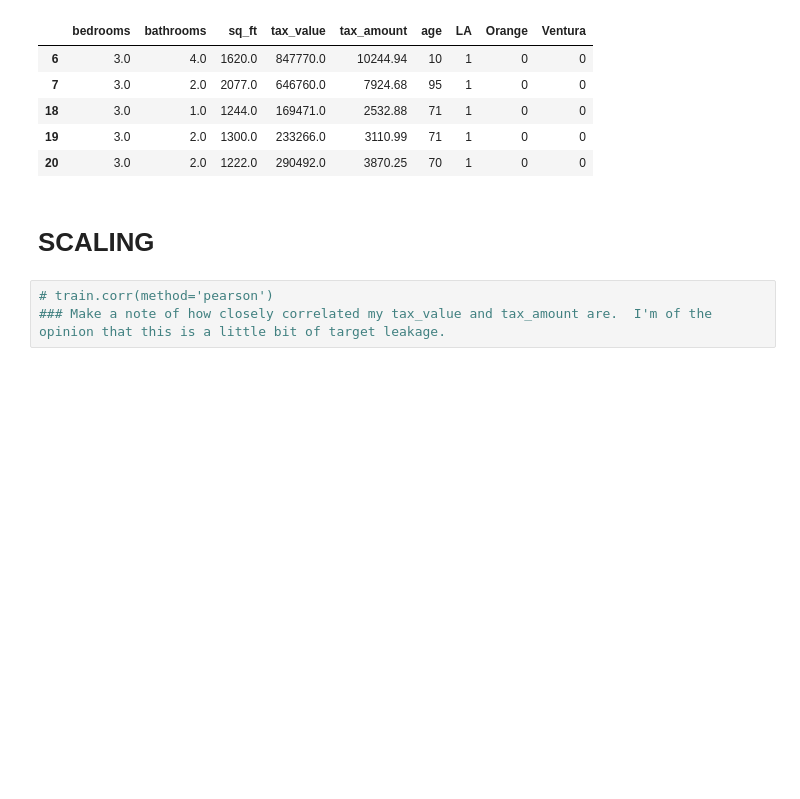
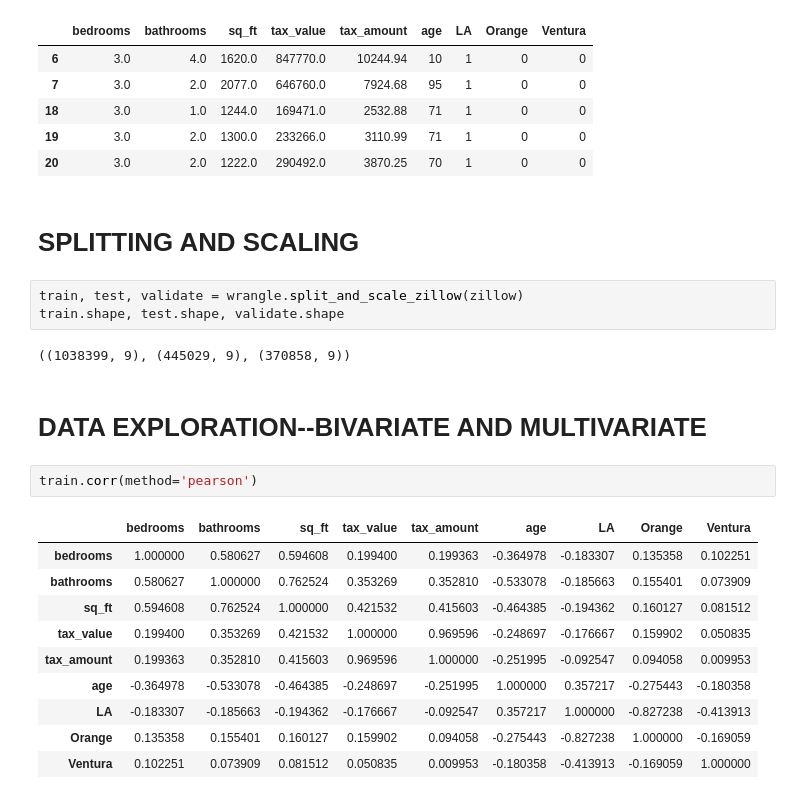
Before and after one commit to brianclements03/regression_exercises, a Jupyter notebook: ZILLOW_PROJECT.ipynb, the cells around one changed output. Saved outputs shown, nothing was run; the diff lists cells and outputs as text; blank space fills up the shorter version.

```diff
--- a/ZILLOW_PROJECT.ipynb
+++ b/ZILLOW_PROJECT.ipynb
@@ -155,7 +164,24 @@ zillow.head()
 | 19 | 3.0 | 2.0 | 1300.0 | 233266.0 | 3110.99 | 71 | 1 | 0 | 0 |
 | 20 | 3.0 | 2.0 | 1222.0 | 290492.0 | 3870.25 | 70 | 1 | 0 | 0 |
 # %% [markdown]
-# SCALING
+# SPLITTING AND SCALING
-# %%
-# train.corr(method='pearson')
-### Make a note of how closely correlated my tax_value and tax_amount are.  I'm of the opinion that this is a little bit of target leakage.
+# %%
+train, test, validate = wrangle.split_and_scale_zillow(zillow)
+train.shape, test.shape, validate.shape
+# %% [output]
+((1038399, 9), (445029, 9), (370858, 9))
+# %% [markdown]
+# DATA EXPLORATION--BIVARIATE AND MULTIVARIATE
+# %%
+train.corr(method='pearson')
+# %% [output]
+|  | bedrooms | bathrooms | sq_ft | tax_value | tax_amount | age | LA | Orange | Ventura |
+| bedrooms | 1.000000 | 0.580627 | 0.594608 | 0.199400 | 0.199363 | -0.364978 | -0.183307 | 0.135358 | 0.102251 |
+| bathrooms | 0.580627 | 1.000000 | 0.762524 | 0.353269 | 0.352810 | -0.533078 | -0.185663 | 0.155401 | 0.073909 |
+| sq_ft | 0.594608 | 0.762524 | 1.000000 | 0.421532 | 0.415603 | -0.464385 | -0.194362 | 0.160127 | 0.081512 |
+| tax_value | 0.199400 | 0.353269 | 0.421532 | 1.000000 | 0.969596 | -0.248697 | -0.176667 | 0.159902 | 0.050835 |
+| tax_amount | 0.199363 | 0.352810 | 0.415603 | 0.969596 | 1.000000 | -0.251995 | -0.092547 | 0.094058 | 0.009953 |
+| age | -0.364978 | -0.533078 | -0.464385 | -0.248697 | -0.251995 | 1.000000 | 0.357217 | -0.275443 | -0.180358 |
+| LA | -0.183307 | -0.185663 | -0.194362 | -0.176667 | -0.092547 | 0.357217 | 1.000000 | -0.827238 | -0.413913 |
+| Orange | 0.135358 | 0.155401 | 0.160127 | 0.159902 | 0.094058 | -0.275443 | -0.827238 | 1.000000 | -0.169059 |
+| Ventura | 0.102251 | 0.073909 | 0.081512 | 0.050835 | 0.009953 | -0.180358 | -0.413913 | -0.169059 | 1.000000 |
```
Also changed, not shown: parts of 10 cells of this notebook, 3 other files.
